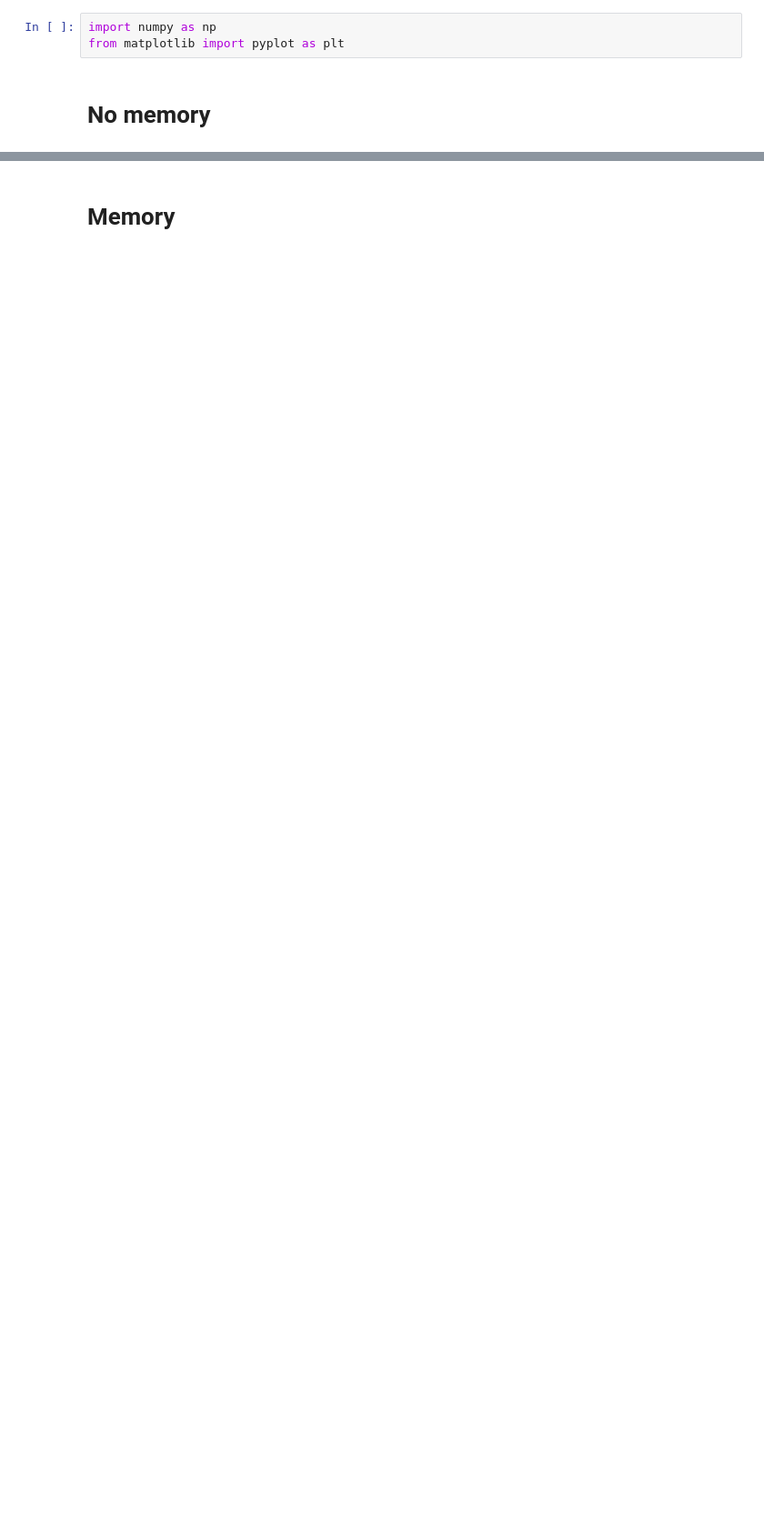
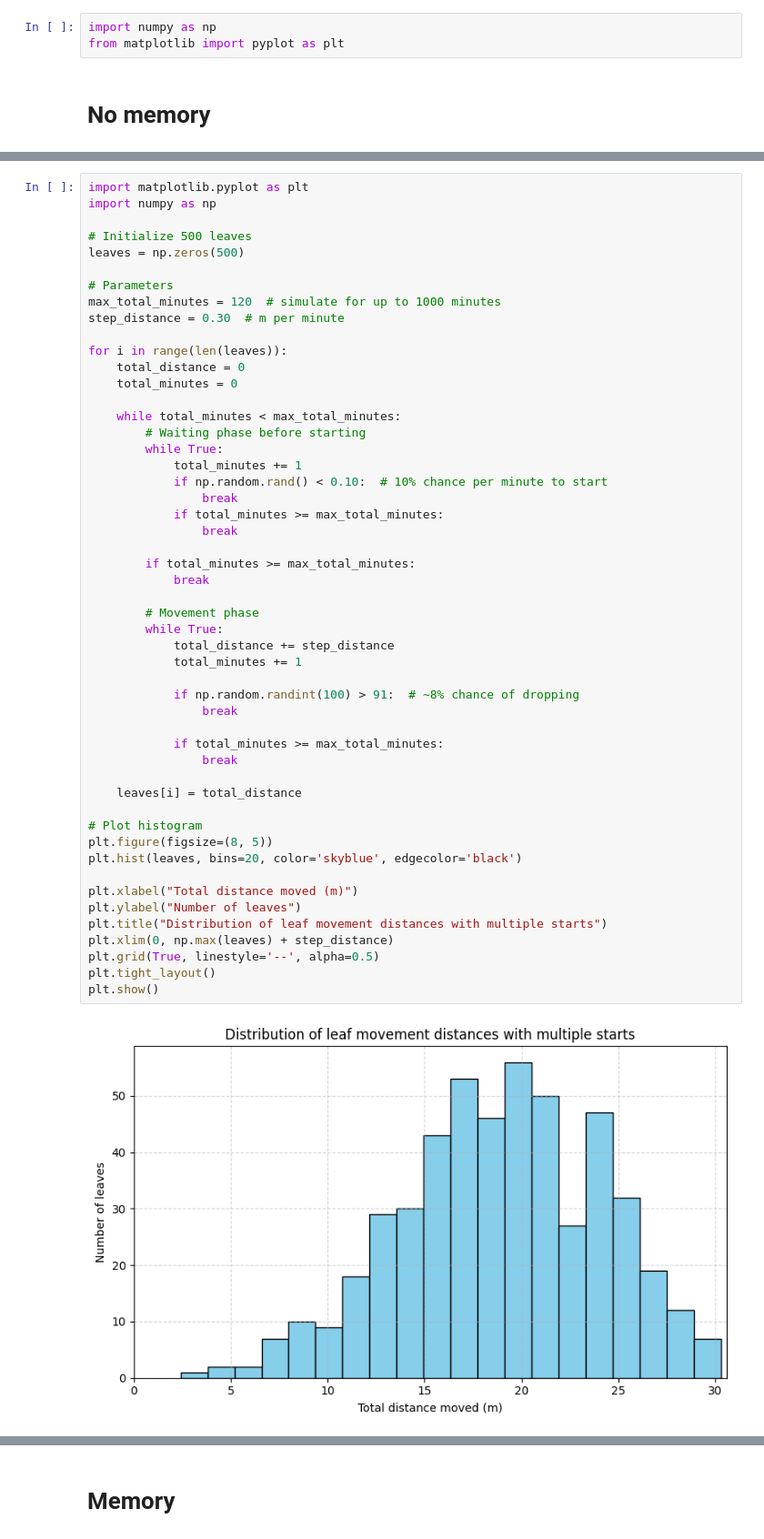
Before and after one commit to kleineidam/LeafTransport, a Jupyter notebook: ants.ipynb, the cells around one changed output, grey strips where cells are left out. Shown: that part at 91% size. Saved outputs shown, nothing was run; the diff lists cells and outputs as text; blank space fills up the shorter version.

```diff
--- a/ants.ipynb
+++ b/ants.ipynb
@@ -21,0 +94,53 @@ plt.hist(leaves);
+# %%
+import matplotlib.pyplot as plt
+import numpy as np
+
+# Initialize 500 leaves
+leaves = np.zeros(500)
+
+# Parameters
+max_total_minutes = 120  # simulate for up to 1000 minutes
+step_distance = 0.30  # m per minute
+
+for i in range(len(leaves)):
+    total_distance = 0
+    total_minutes = 0
+
+    while total_minutes < max_total_minutes:
+        # Waiting phase before starting
+        while True:
+            total_minutes += 1
+            if np.random.rand() < 0.10:  # 10% chance per minute to start
+                break
+            if total_minutes >= max_total_minutes:
+                break
+
+        if total_minutes >= max_total_minutes:
+            break
+
+        # Movement phase
+        while True:
+            total_distance += step_distance
+            total_minutes += 1
+
+            if np.random.randint(100) > 91:  # ~8% chance of dropping
+                break
+
+            if total_minutes >= max_total_minutes:
+                break
+
+    leaves[i] = total_distance
+
+# Plot histogram
+plt.figure(figsize=(8, 5))
+plt.hist(leaves, bins=20, color='skyblue', edgecolor='black')
+
+plt.xlabel("Total distance moved (m)")
+plt.ylabel("Number of leaves")
+plt.title("Distribution of leaf movement distances with multiple starts")
+plt.xlim(0, np.max(leaves) + step_distance)
+plt.grid(True, linestyle='--', alpha=0.5)
+plt.tight_layout()
+plt.show()
+# %% [output]
+[figure, added]
```
Also changed, not shown: parts of 8 cells of this notebook.
